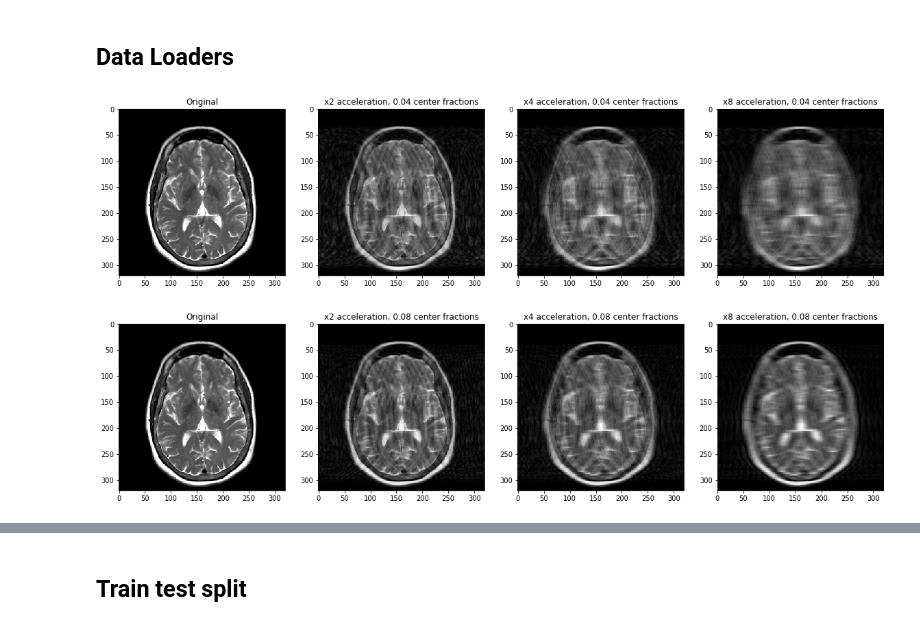
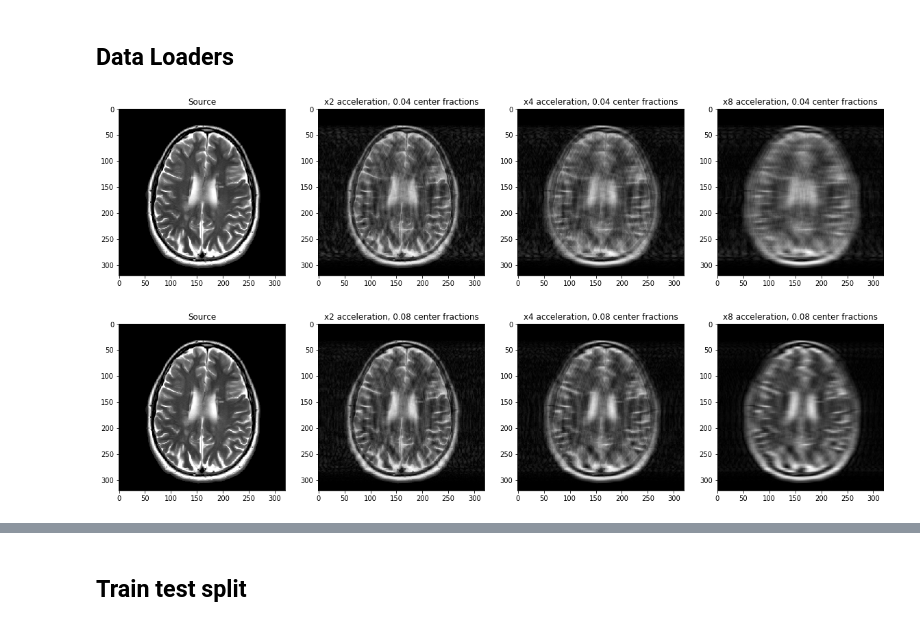
Before and after one commit to alexey-pronkin/fastMRI-ML-project, a Jupyter notebook: preprocessing.ipynb, the cells around one changed output, grey strips where cells are left out. Drawn from its saved outputs; the diff is of its cells as text; code cells hidden in the pictures.

```diff
--- a/preprocessing.ipynb
+++ b/preprocessing.ipynb
@@ -74,3 +19,15 @@ RANDOM_STATE = 42
+# %%
+PATH_TO_SOURCE = 'data/ax_t2_single_source/'
+
+PATH_TO_SOURCE_TRAIN = 'data/ax_t2_single_source_train'
+PATH_TO_SOURCE_VAL = 'data/ax_t2_single_source_val'
+PATH_TO_SOURCE_TEST = 'data/ax_t2_single_source_test'
+
+os.makedirs(PATH_TO_SOURCE_TRAIN, exist_ok=True)
+os.makedirs(PATH_TO_SOURCE_VAL, exist_ok=True)
+os.makedirs(PATH_TO_SOURCE_TEST, exist_ok=True)
+
+RANDOM_STATE = 42
 # %% [markdown]
 ## Data Loaders
 # %%
@@ -118,31 +75,31 @@ class MRIDataSampler(torch_data.Dataset):
 # %%
 accelerations = [2, 4, 8]
 center_fractions = [0.04, 0.08]
 
-i = np.random.randint(0, len(os.listdir(PATH_TO_DATA)))
+i = np.random.randint(0, len(os.listdir(PATH_TO_SOURCE)))
 
 sampled_slices = []
 
 for center_frac in center_fractions:
     fig, axis = plt.subplots(1, len(accelerations)+1, figsize=(20, 9))
 
     for j, acceleration in enumerate(accelerations, 1):
-        train_loader = MRIDataSampler(PATH_TO_DATA, center_frac, acceleration,
+        train_loader = MRIDataSampler(PATH_TO_SOURCE, center_frac, acceleration,
                                      seed=RANDOM_STATE, threshold=1e-5)
 
         name, slice, slice_sampled = train_loader.__getitem__(i)
         sampled_slices.append(slice_sampled)
 
         axis[j].imshow(slice_sampled[0], cmap='gray', vmin=0, vmax=1)
         axis[j].set_title(f'x{acceleration} acceleration, {center_frac} center fractions', fontsize=12)
 
     axis[0].imshow(slice[0], cmap='gray', vmin=0, vmax=1)
-    axis[0].set_title('Original', fontsize=12)
+    axis[0].set_title('Source', fontsize=12)
 
     plt.show()
 # %% [output]
-[figure, old version]
+[figure, new version]
-[figure, old version]
+[figure, new version]
 # %%
 for a, sampled_slice in zip(accelerations, sampled_slices):
     print(f'X{a} acceleration:')
```
Also changed, not shown: parts of 10 cells of this notebook, 1 other file.
